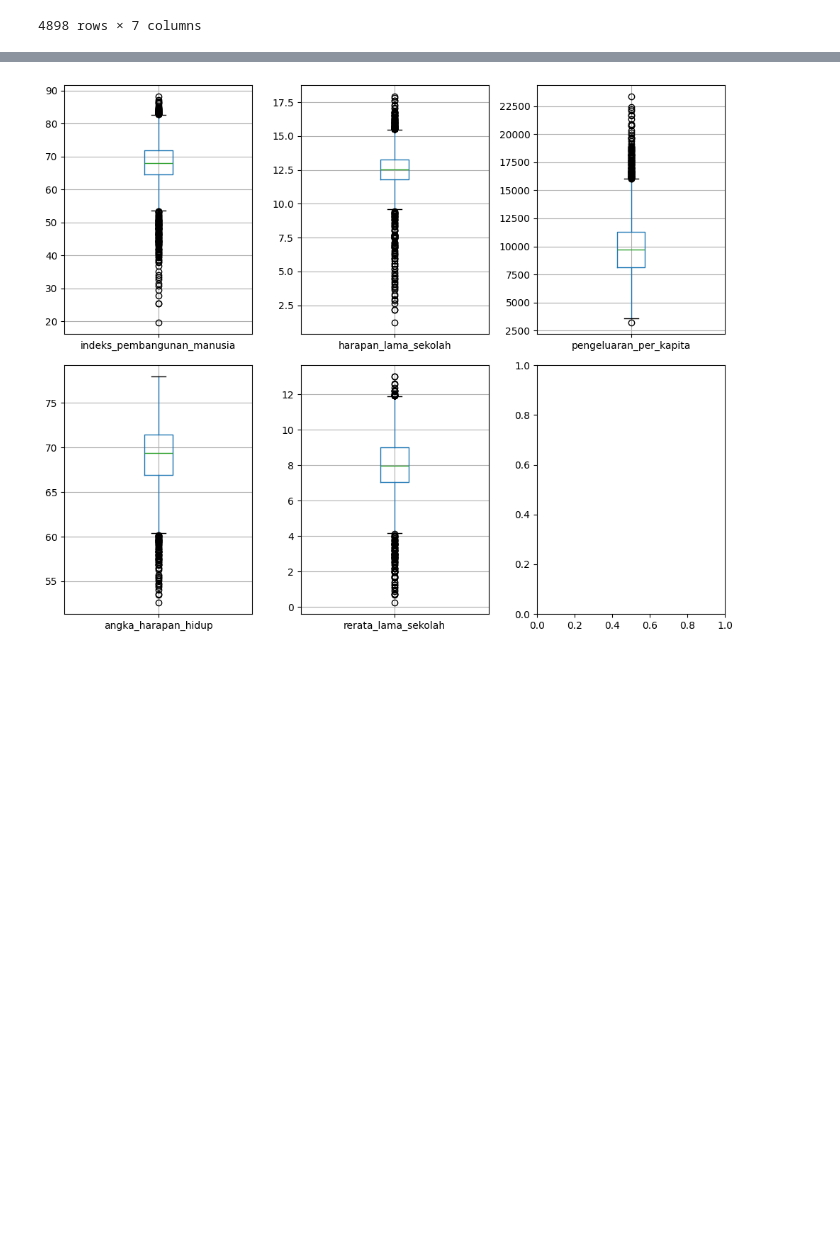
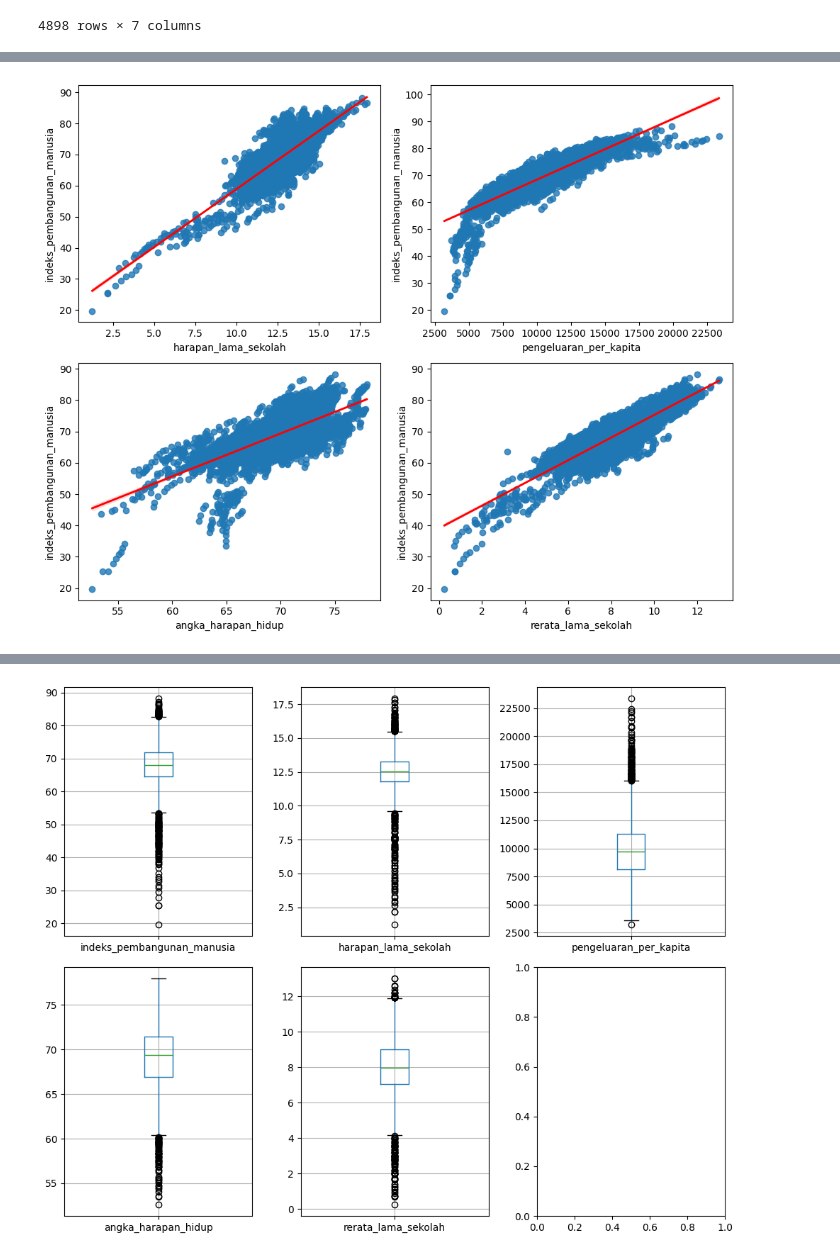
Before and after one commit to Adianjayaditya/prediksi-indeks-pembangunan-manusia, a Jupyter notebook: main.ipynb, the cells around one changed output, grey strips where cells are left out. Saved outputs shown, nothing was run; the diff lists cells and outputs as text; code cells hidden in the pictures; blank space fills up the shorter version.

```diff
--- a/main.ipynb
+++ b/main.ipynb
@@ -190,0 +138,14 @@ data
+# %%
+import pandas as pd
+import seaborn as sns
+import matplotlib.pyplot as plt
+
+fig, axes = plt.subplots(nrows=2, ncols=2, figsize=(10, 8))
+sns.regplot(x='harapan_lama_sekolah', y='indeks_pembangunan_manusia', data=data, ax=axes[0,0], line_kws={'color': 'red', 'linewidth': 2})
+sns.regplot(x='pengeluaran_per_kapita', y='indeks_pembangunan_manusia', data=data, ax=axes[0,1], line_kws={'color': 'red', 'linewidth': 2})
+sns.regplot(x='angka_harapan_hidup', y='indeks_pembangunan_manusia', data=data, ax=axes[1,0], line_kws={'color': 'red', 'linewidth': 2})
+sns.regplot(x='rerata_lama_sekolah', y='indeks_pembangunan_manusia', data=data, ax=axes[1,1], line_kws={'color': 'red', 'linewidth': 2})
+plt.tight_layout()
+plt.show()
+# %% [output]
+[figure, added]
```
Also changed, not shown: parts of 11 cells of this notebook.
